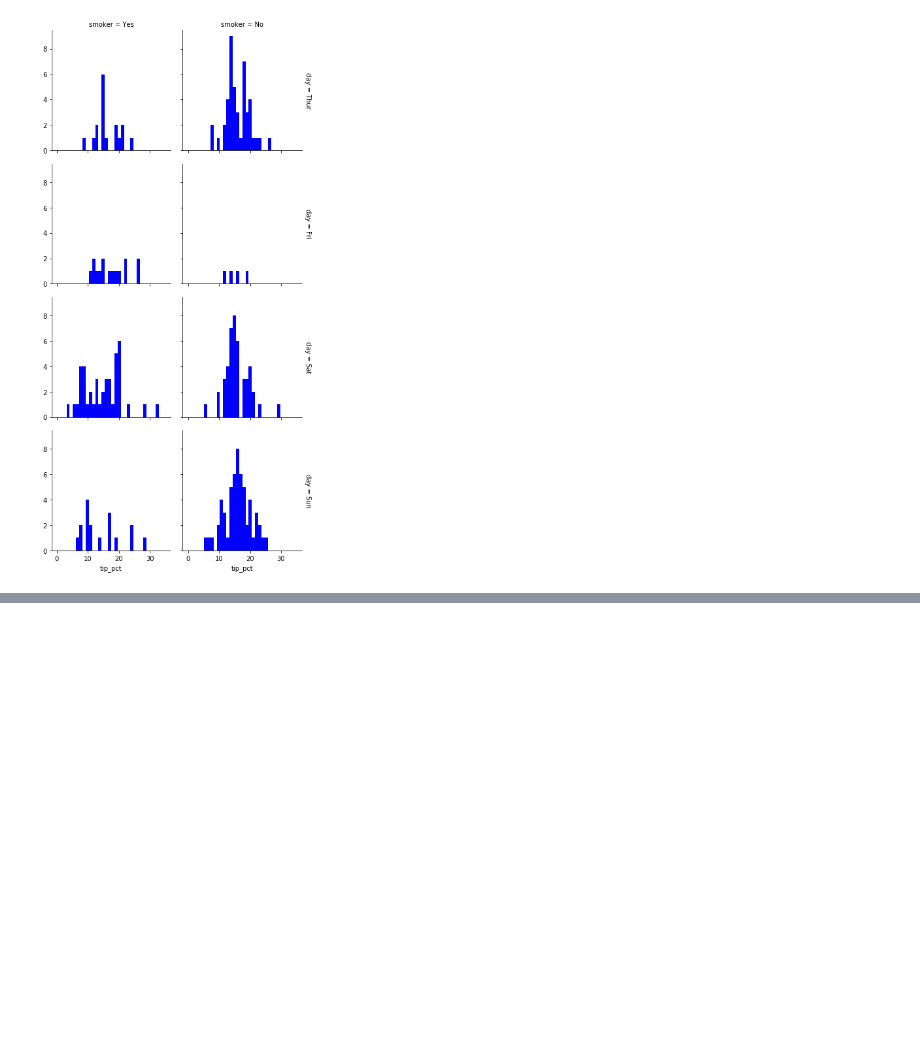
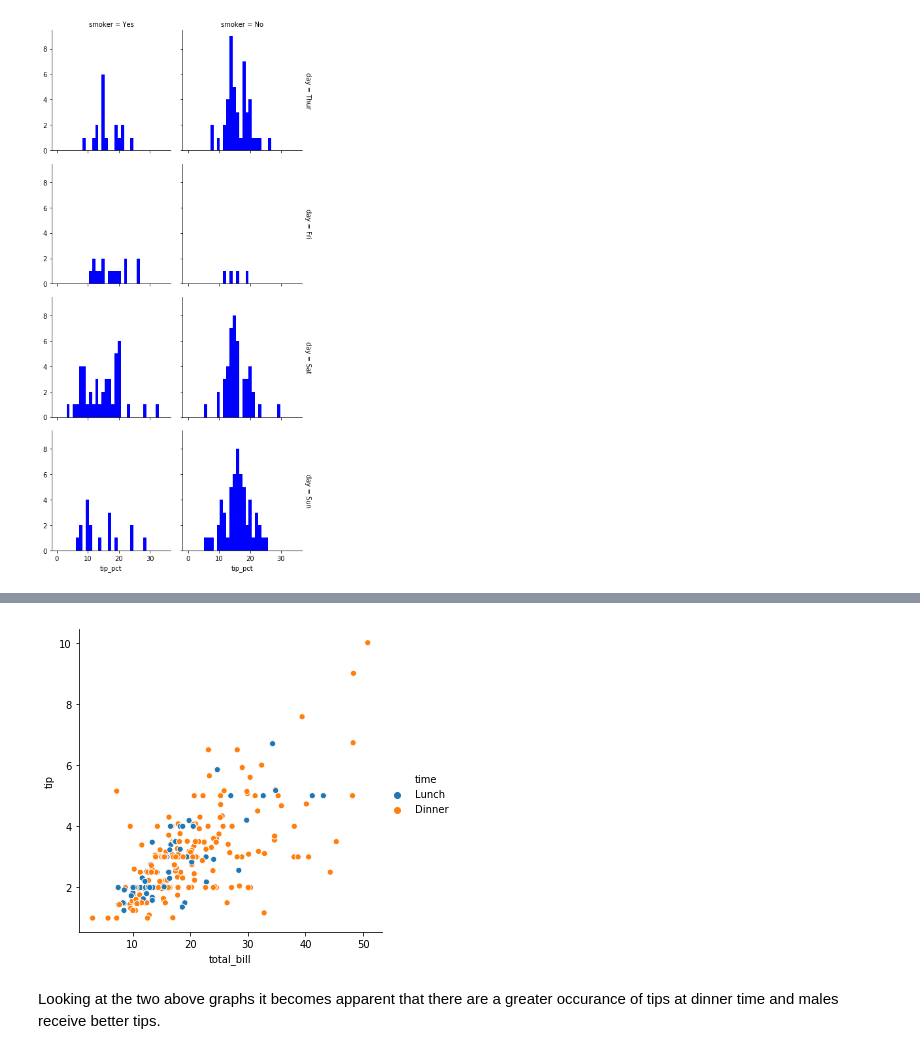
Before and after one commit to bexiturley/Fundamentals-of-Data-Analysis-Assessment-2019, a Jupyter notebook: Tips.ipynb, the cells around one changed output, grey strips where cells are left out. Saved outputs shown, nothing was run; the diff lists cells and outputs as text; code cells hidden in the pictures; blank space fills up the shorter version.

```diff
--- a/Tips.ipynb
+++ b/Tips.ipynb
@@ -107,0 +122,6 @@ grid.map(plt.hist, "tip_pct", bins=np.linspace(0, 35, 35), color="b" );
+# %%
+sns.relplot(x="total_bill", y="tip", hue="time",data=tips);
+# %% [output]
+[figure, added]
+# %% [markdown]
+Looking at the two above graphs it becomes apparent that there are a greater occurance of tips at dinner time and males receive better tips.
```
Also changed, not shown: parts of 4 cells of this notebook.
